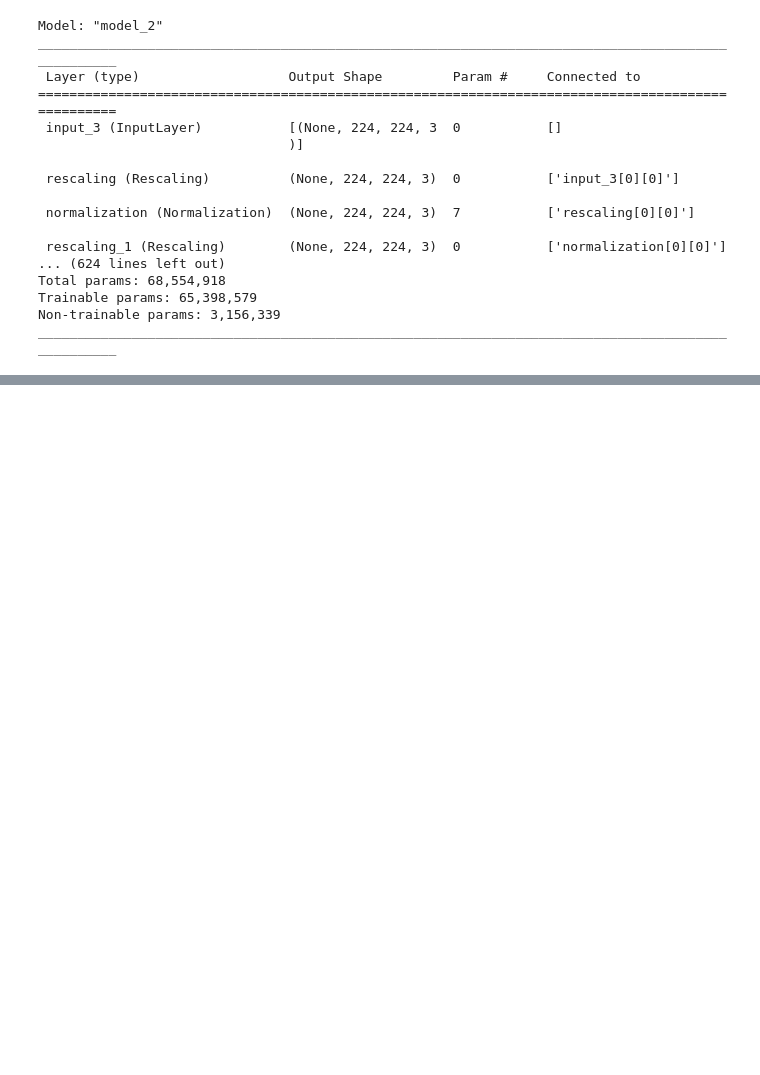
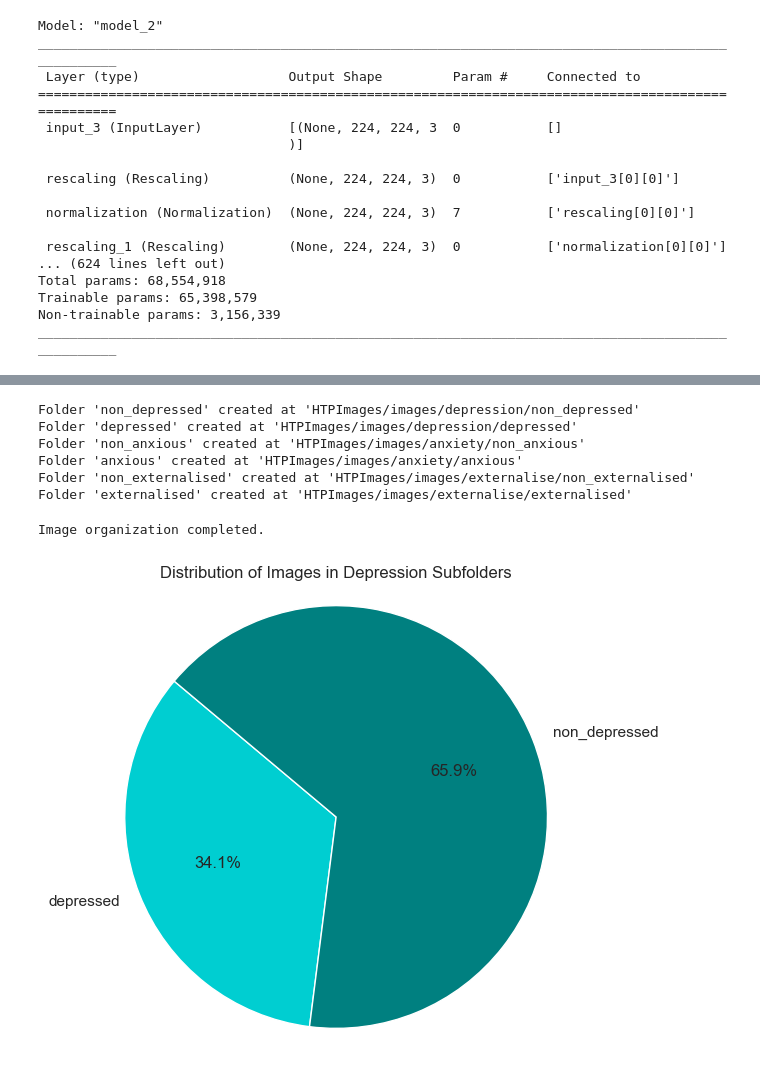
Before and after one commit to iremhttp/HTP-Project, a Jupyter notebook: main.ipynb, the cells around one changed output, grey strips where cells are left out. Cells and saved outputs as stored; diff of their text form; code cells hidden in the pictures; blank space fills up the shorter version.

```diff
--- a/main.ipynb
+++ b/main.ipynb
@@ -1550,0 +1567,70 @@ scores_df
+# %%
+base_dir = 'HTPImages/images'
+categories = {
+    'depression': ['non_depressed','depressed'],
+    'anxiety': ['non_anxious', 'anxious'],
+    'externalise': ['non_externalised','externalised']
+}
+
+for category, subfolders in categories.items():
+    category_path = os.path.join(base_dir, category)
+    os.makedirs(category_path, exist_ok=True)
+    for subfolder in subfolders:
+        subfolder_path = os.path.join(category_path, subfolder)
+        os.makedirs(subfolder_path, exist_ok=True)
+        print(f"Folder '{subfolder}' created at '{subfolder_path}'")
+# %% [output]
+Folder 'non_depressed' created at 'HTPImages/images/depression/non_depressed'
+Folder 'depressed' created at 'HTPImages/images/depression/depressed'
+Folder 'non_anxious' created at 'HTPImages/images/anxiety/non_anxious'
+Folder 'anxious' created at 'HTPImages/images/anxiety/anxious'
+Folder 'non_externalised' created at 'HTPImages/images/externalise/non_externalised'
+Folder 'externalised' created at 'HTPImages/images/externalise/externalised'
+# %%
+for index, row in df.iterrows():
+    image_file = row['image_file']
+    image_path = os.path.join(base_dir, image_file)
+
+    if not os.path.isfile(image_path):
+        print(f"Image {image_file} not found in the directory. Skipping...")
+        continue
+
+    depressive_category = row['depressive_category']
+    anxious_category = row['anxious_category']
+    externalising_category = row['externalising_category']
+
+    destinations = {
+        'depression': os.path.join(base_dir, 'depression', depressive_category),
+        'anxiety': os.path.join(base_dir, 'anxiety', anxious_category),
+        'externalise': os.path.join(base_dir, 'externalise', externalising_category)
+    }
+
+    for key, dest_path in destinations.items():
+        dest_image_path = os.path.join(dest_path, image_file)
+        shutil.copy2(image_path, dest_image_path)
+
+    os.remove(image_path)
+
+print("Image organization completed.")
+# %% [output]
+Image organization completed.
+# %%
+depression_dir = 'HTPImages/images/depression'
+
+depression_counts = {}
+for subfolder in os.listdir(depression_dir):
+    subfolder_path = os.path.join(depression_dir, subfolder)
+    if os.path.isdir(subfolder_path):
+        num_files = len([f for f in os.listdir(subfolder_path) if os.path.isfile(os.path.join(subfolder_path, f))])
+        depression_counts[subfolder] = num_files
+
+labels = list(depression_counts.keys())
+sizes = list(depression_counts.values())
+
+plt.figure(figsize=(6, 6))
+plt.pie(sizes, labels=labels, autopct='%1.1f%%', startangle=140, colors=['darkturquoise', 'teal'])
+plt.title('Distribution of Images in Depression Subfolders')
+plt.axis('equal')
+plt.show()
+# %% [output]
+[figure, added]
```
Also changed, not shown: parts of 46 cells of this notebook.
